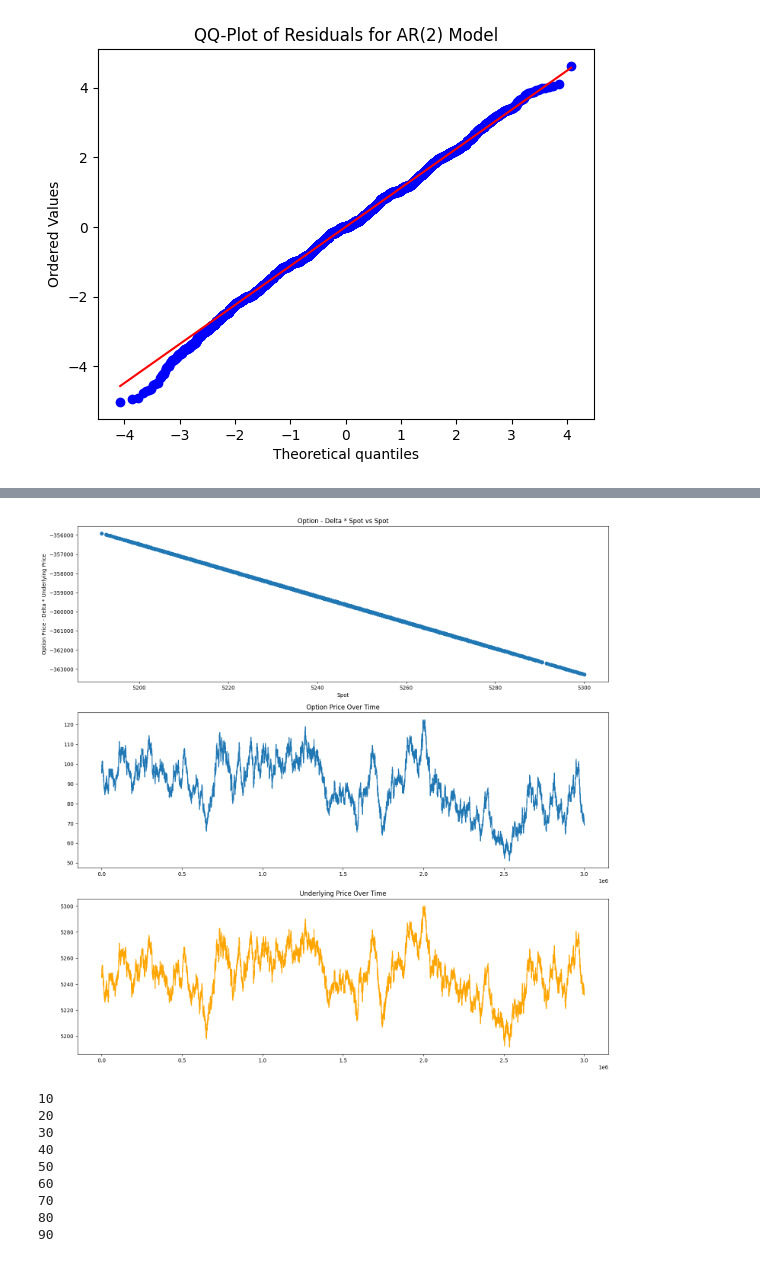
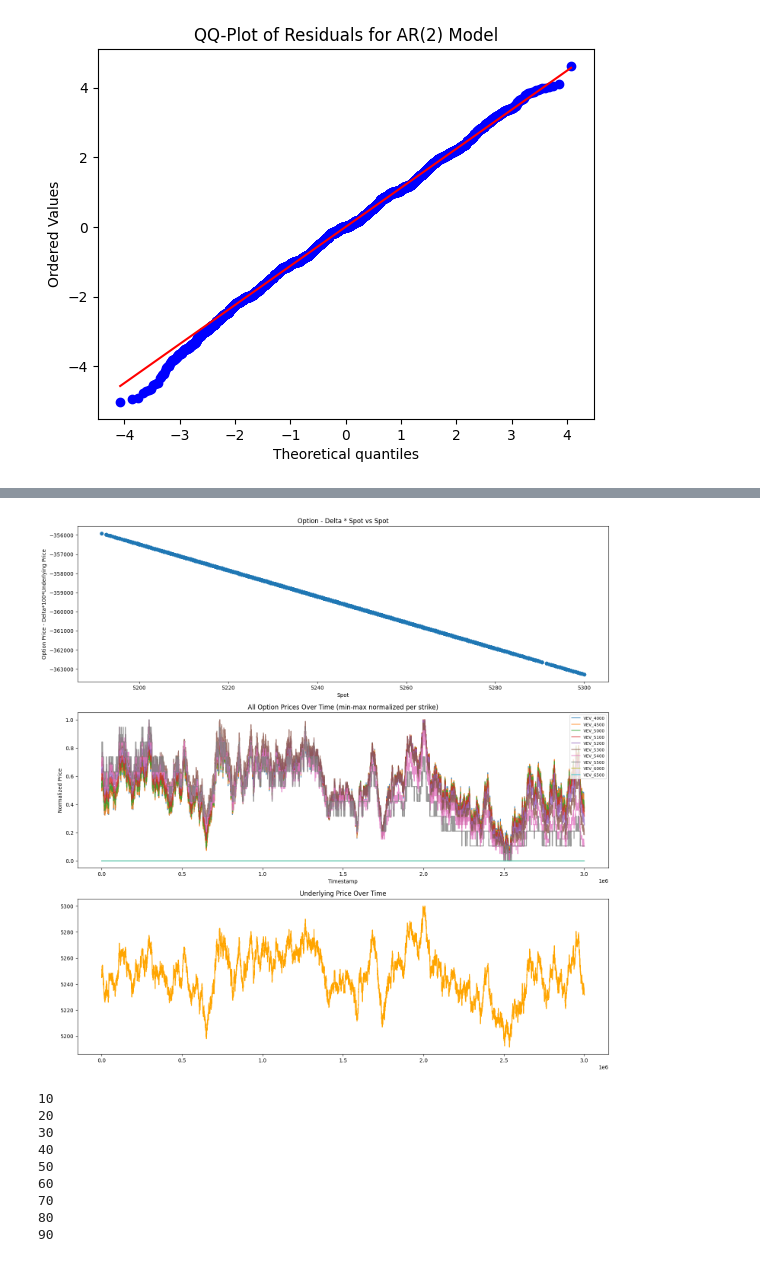
Before and after one commit to nikaslukyanov/kernel_trick, a Jupyter notebook: ROUND4/round4_analysis.ipynb, the cells around one changed output, grey strips where cells are left out. Drawn from its saved outputs; the diff is of its cells as text; code cells hidden in the pictures.

```diff
--- a/ROUND4/round4_analysis.ipynb
+++ b/ROUND4/round4_analysis.ipynb
@@ -13,13 +13,12 @@ from sklearn.linear_model import LinearRegression
 
 ROUND_NUM = 4
 BASE = 'round4'
-BASE = '.'
 DAYS = ['1', '2', '3']
 
 price_rows = []
 offset = 0
 for day in DAYS:
-    with open(f'{BASE}/prices_round_{ROUND_NUM}_day_{day}.csv') as f:
+    with open(f'./{BASE}/prices_round_{ROUND_NUM}_day_{day}.csv') as f:
         for row in csv.DictReader(f, delimiter=';'):
             mid = row['mid_price']
             if not mid or float(mid) == 0:
@@ -280,21 +279,30 @@ mu, beta1, beta2, r1, r2
 # %%
 # Plot the difference between the option price and the underlying price over time to see if there's any visible pattern
 # Also plot the option price and underlying price on different graphs to visually inspect their relationship
+
+STRIKES = [4000, 4500, 5000, 5100, 5200, 5300, 5400, 5500, 6000, 6500]
 
 fig, axes = plt.subplots(nrows=3, ncols=1, figsize=(18, 18))
 axes[0].scatter(underlying.mid_price, np.array(option(5200)) - 0.68565758*100*np.array(underlying.mid_price))
 axes[0].set_title('Option - Delta * Spot vs Spot')
 axes[0].set_xlabel('Spot')
 axes[0].set_ylabel('Option Price - Delta*100*Underlying Price')
 
-axes[1].plot(underlying.timestamp, option(5200), label='Option Price')
-axes[1].set_title('Option Price Over Time')
+for K in STRIKES:
+    prices_k = np.array(option(K), dtype=float)
+    lo, hi = prices_k.min(), prices_k.max()
+    normalized = (prices_k - lo) / (hi - lo) if hi > lo else np.zeros_like(prices_k)
+    axes[1].plot(underlying.timestamp, normalized, label=f'VEV_{K}', alpha=0.8)
+axes[1].set_title('All Option Prices Over Time (min-max normalized per strike)')
+axes[1].set_xlabel('Timestamp')
+axes[1].set_ylabel('Normalized Price')
+axes[1].legend(loc='upper right', fontsize=8)
 
 axes[2].plot(underlying.timestamp, underlying.mid_price, label='Underlying Price', color='orange')
 axes[2].set_title('Underlying Price Over Time')
 plt.show()
 # %% [output]
-[figure, old version]
+[figure, new version]
 # %%
 TTE = 4_000_000 // 100 # t increments by 100, and there are 1_000_000 in a day (ie 10_000 time steps per day)
 psi = lambda j: (( r1**(j+1) - r2**(j+1) ) / (r1 - r2))
```
Also changed, not shown: parts of 6 cells of this notebook, 9 other files.
